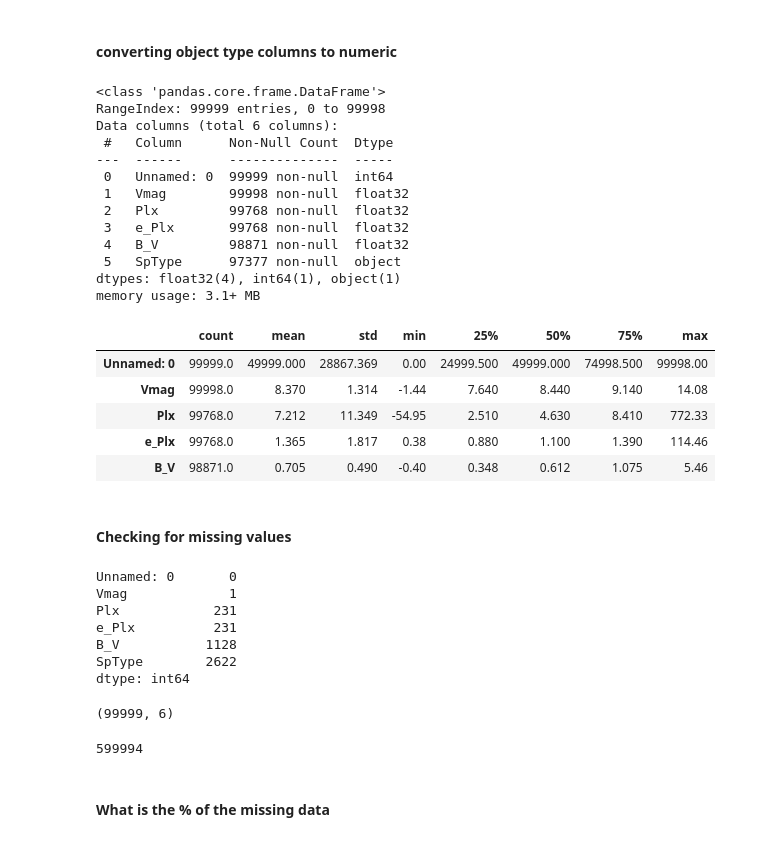
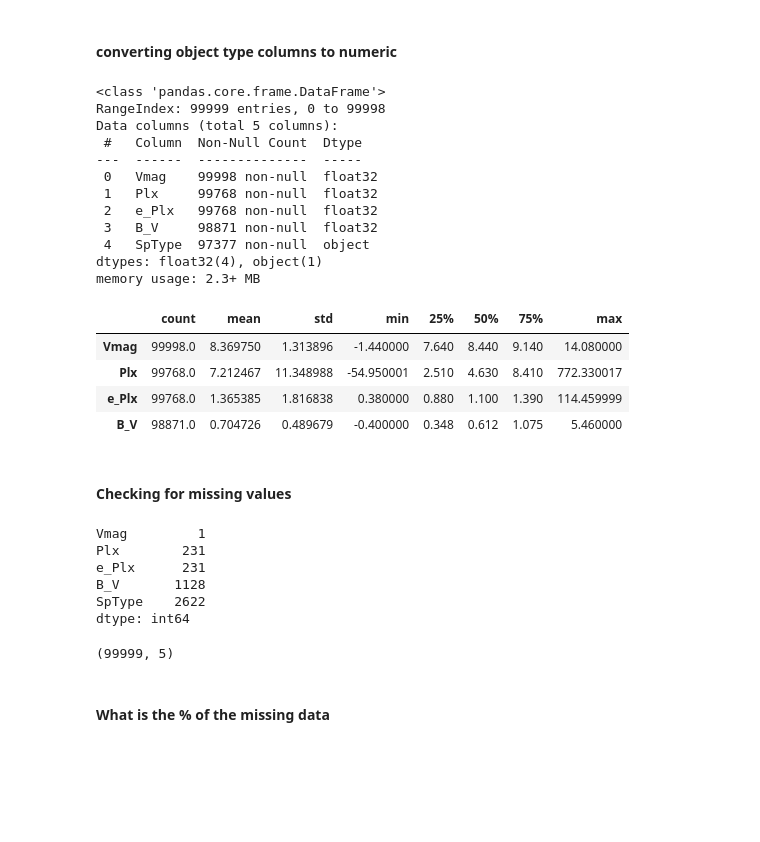
Before and after one commit to BrunaClo/Star-Classification, a Jupyter notebook: Star-Classification.ipynb, the cells around one changed output. Cells and saved outputs as stored; diff of their text form; code cells hidden in the pictures; blank space fills up the shorter version.

```diff
--- a/Star-Classification.ipynb
+++ b/Star-Classification.ipynb
@@ -77,0 +126,4 @@ memory usage: 4.6+ MB
+# %%
+raw.drop('Unnamed: 0', axis = 1, inplace = True)
+
+raw.head()
@@ -91,46 +166,39 @@ raw.info()
 # %% [output]
 <class 'pandas.core.frame.DataFrame'>
 RangeIndex: 99999 entries, 0 to 99998
-Data columns (total 6 columns):
- #   Column      Non-Null Count  Dtype
----  ------      --------------  -----
- 0   Unnamed: 0  99999 non-null  int64
- 1   Vmag        99998 non-null  float32
- 2   Plx         99768 non-null  float32
- 3   e_Plx       99768 non-null  float32
- 4   B_V         98871 non-null  float32
- 5   SpType      97377 non-null  object
-dtypes: float32(4), int64(1), object(1)
-memory usage: 3.1+ MB
+Data columns (total 5 columns):
+ #   Column  Non-Null Count  Dtype
+---  ------  --------------  -----
+ 0   Vmag    99998 non-null  float32
+ 1   Plx     99768 non-null  float32
+ 2   e_Plx   99768 non-null  float32
+ 3   B_V     98871 non-null  float32
+ 4   SpType  97377 non-null  object
+dtypes: float32(4), object(1)
+memory usage: 2.3+ MB
 # %%
-raw.describe().T.round(3)
+raw.describe().T
 # %% [output]
 |  | count | mean | std | min | 25% | 50% | 75% | max |
-| Unnamed: 0 | 99999.0 | 49999.000 | 28867.369 | 0.00 | 24999.500 | 49999.000 | 74998.500 | 99998.00 |
-| Vmag | 99998.0 | 8.370 | 1.314 | -1.44 | 7.640 | 8.440 | 9.140 | 14.08 |
-| Plx | 99768.0 | 7.212 | 11.349 | -54.95 | 2.510 | 4.630 | 8.410 | 772.33 |
-| e_Plx | 99768.0 | 1.365 | 1.817 | 0.38 | 0.880 | 1.100 | 1.390 | 114.46 |
-| B_V | 98871.0 | 0.705 | 0.490 | -0.40 | 0.348 | 0.612 | 1.075 | 5.46 |
+| Vmag | 99998.0 | 8.369750 | 1.313896 | -1.440000 | 7.640 | 8.440 | 9.140 | 14.080000 |
+| Plx | 99768.0 | 7.212467 | 11.348988 | -54.950001 | 2.510 | 4.630 | 8.410 | 772.330017 |
+| e_Plx | 99768.0 | 1.365385 | 1.816838 | 0.380000 | 0.880 | 1.100 | 1.390 | 114.459999 |
+| B_V | 98871.0 | 0.704726 | 0.489679 | -0.400000 | 0.348 | 0.612 | 1.075 | 5.460000 |
 # %% [markdown]
 #### Checking for missing values
 # %%
 raw.isnull().sum()
 # %% [output]
-Unnamed: 0       0
-Vmag             1
-Plx            231
-e_Plx          231
-B_V           1128
-SpType        2622
+Vmag         1
+Plx        231
+e_Plx      231
+B_V       1128
+SpType    2622
 dtype: int64
 # %%
 raw.shape
 # %% [output]
-(99999, 6)
+(99999, 5)
-# %%
-np.product(raw.shape)
-# %% [output]
-599994
 # %% [markdown]
 #### What is the % of the missing data
 # %%
```
Also changed, not shown: parts of 186 cells of this notebook.
